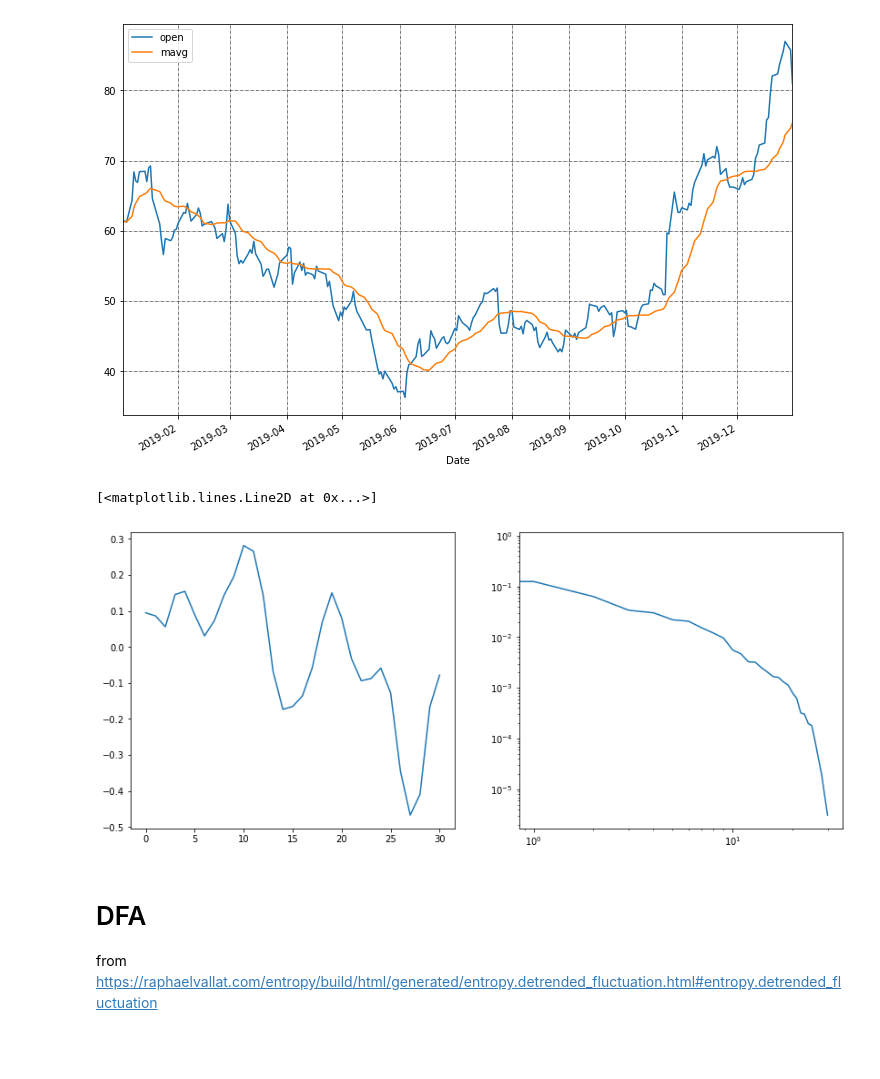
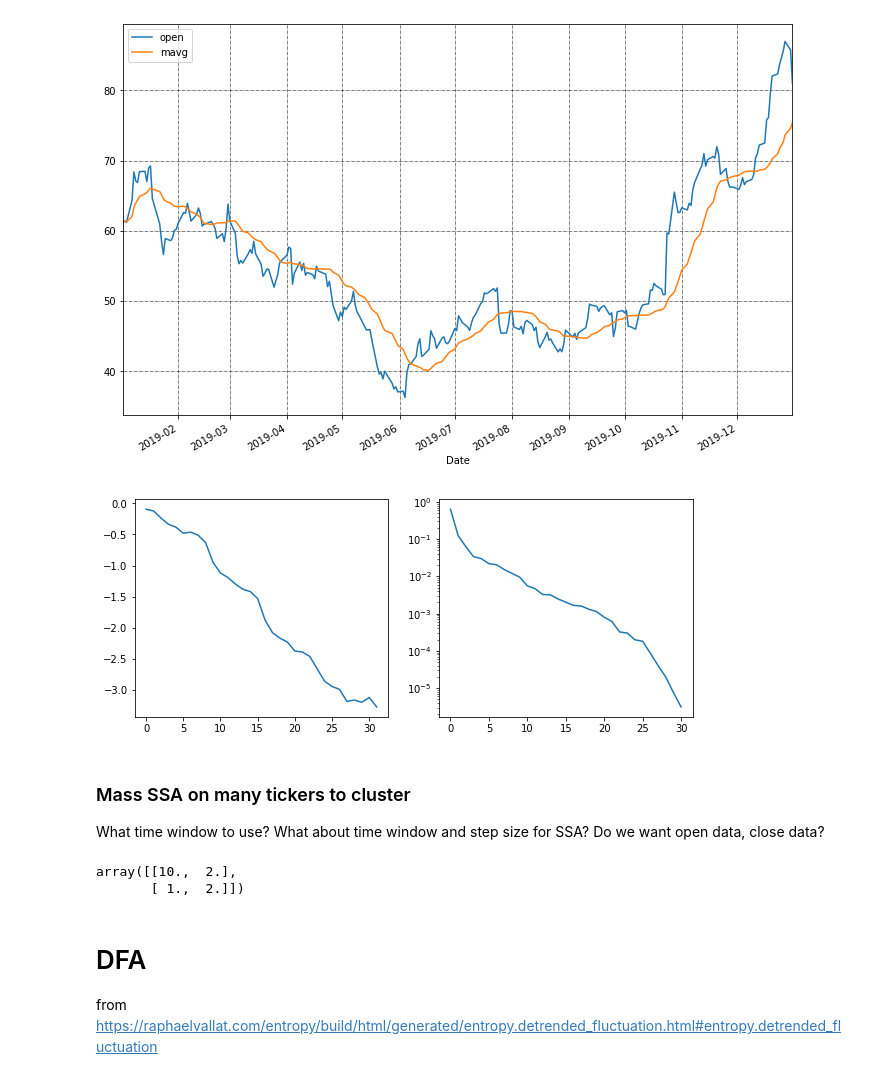
Before and after one commit to bfbarry/quant, a Jupyter notebook: notebooks/SSAandClustering.ipynb, the cells around one changed output. Saved outputs shown, nothing was run; the diff lists cells and outputs as text; code cells hidden in the pictures; blank space fills up the shorter version.

```diff
--- a/SSAandClustering.ipynb
+++ b/notebooks/SSAandClustering.ipynb
@@ -103,7 +110,7 @@ def delay_embed(data, norm, m, step = 1):
         traj_mat = (1/(nt**0.5)) * traj_mat #normalize by 1/sqrt(n)
     return traj_mat
 
-def SSA(data, m, step, norm = True):
+def SSA(data, m, step, norm = True, return_traj = False):
     """Performs SSA on time series with window size m and inter-window step size"""
     if type(data) != np.ndarray:
         data = np.array(data)
@@ -116,17 +123,24 @@ def SSA(data, m, step, norm = True):
     components = pca.components_
     e_spectrum = pca.explained_variance_ratio_
 
-    return components, e_spectrum
+    if not return_traj:
+        return components, e_spectrum
+    else:
+        return components, e_spectrum, traj_mat
 # %%
 data = np.array(tsla['Close'])
 
-co, spec = SSA(data, m = 32, step =7)
+co, spec, traj = SSA(data, m = 32, step =7, return_traj = True)
 # %%
-plt.figure(figsize=(14,6))
+plt.figure(figsize=(10,4))
 plt.subplot(1,2,1)
-plt.plot(co[0])
+plt.plot(co[0]@traj) #First PC
 plt.subplot(1,2,2)
-plt.loglog(spec)
+plt.plot(spec); plt.yscale('log')
 # %% [output]
-[<matplotlib.lines.Line2D at 0x...>]
-[figure, old version]
+[figure, new version]
+# %% [markdown]
+### Mass SSA on many tickers to cluster
+
+What time window to use?  What about time window and step size for SSA?
+Do we want open data, close data?
@@ -133,3 +162,15 @@ plt.loglog(spec)
+# %%
+X = np.array([[1, 2], [1, 4], [1, 0],
+              [10, 2], [10, 4], [10, 0]])
+kmeans = KMeans(n_clusters=2, random_state=0).fit(X)
+kmeans.labels_
+
+kmeans.predict([[0, 0], [12, 3]])
+
+kmeans.cluster_centers_
+# %% [output]
+array([[10.,  2.],
+       [ 1.,  2.]])
 # %% [markdown]
 # DFA
 from https://raphaelvallat.com/entropy/build/html/generated/entropy.detrended_fluctuation.html#entropy.detrended_fluctuation
```
Also changed, not shown: parts of 9 cells of this notebook, 5 other files.
